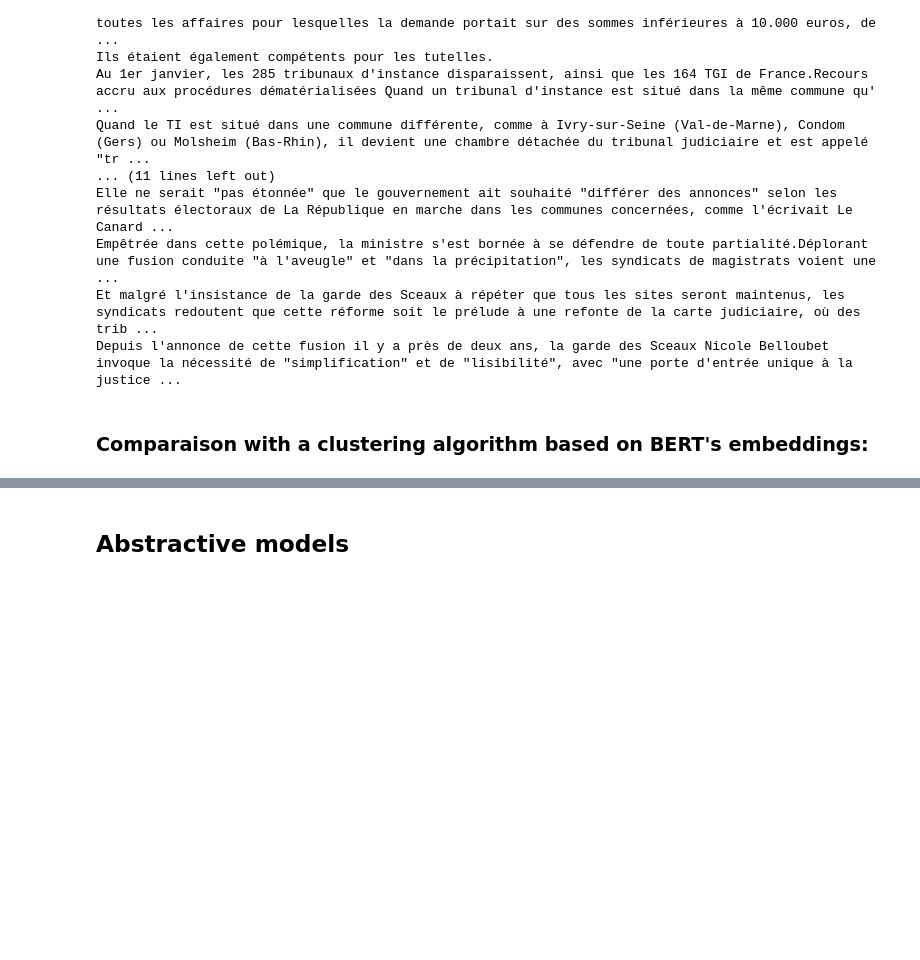
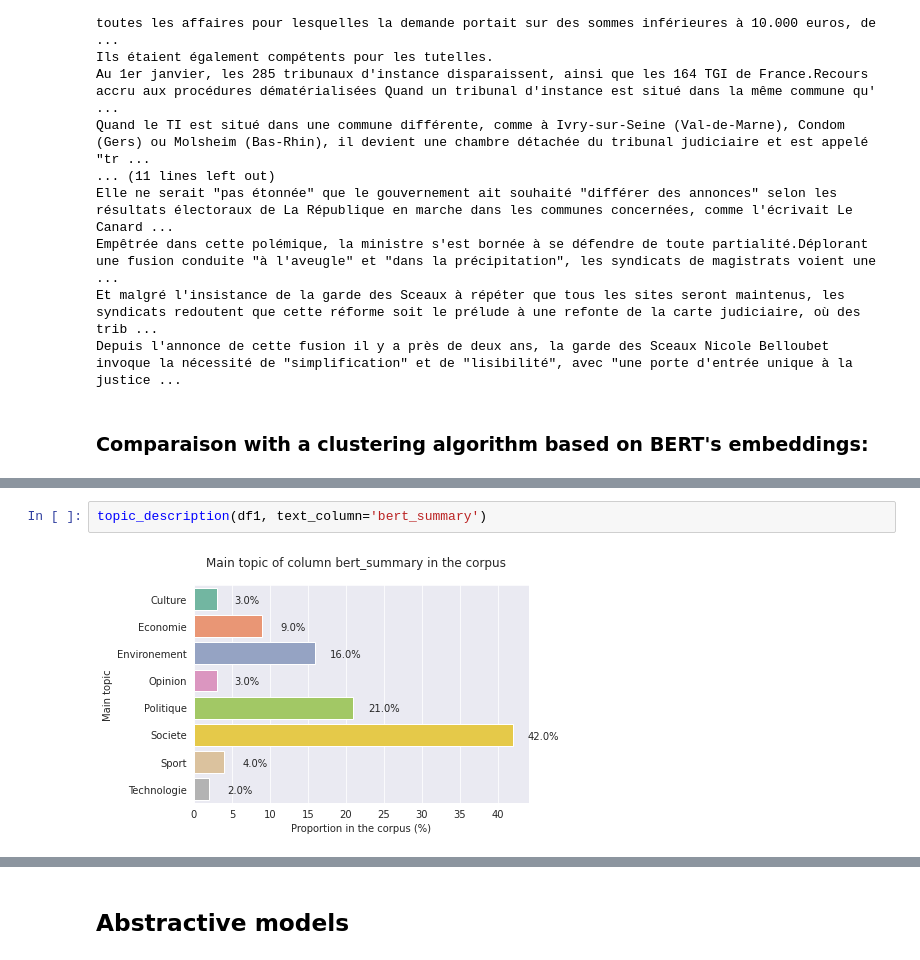
Before and after one commit to gdeni89/NLP-summarization-of-French-written-documents, a Jupyter notebook: NLP_Project.ipynb, the cells around one changed output, grey strips where cells are left out. Drawn from its saved outputs; the diff is of its cells as text; blank space fills up the shorter version.

```diff
--- a/NLP_Project.ipynb
+++ b/NLP_Project.ipynb
@@ -1025,0 +1072,4 @@ Rouge().get_scores(summary_generated, bert_summary, avg=True)
+# %%
+topic_description(df1, text_column='bert_summary')
+# %% [output]
+[figure, added]
```
Also changed, not shown: parts of 142 cells of this notebook.
